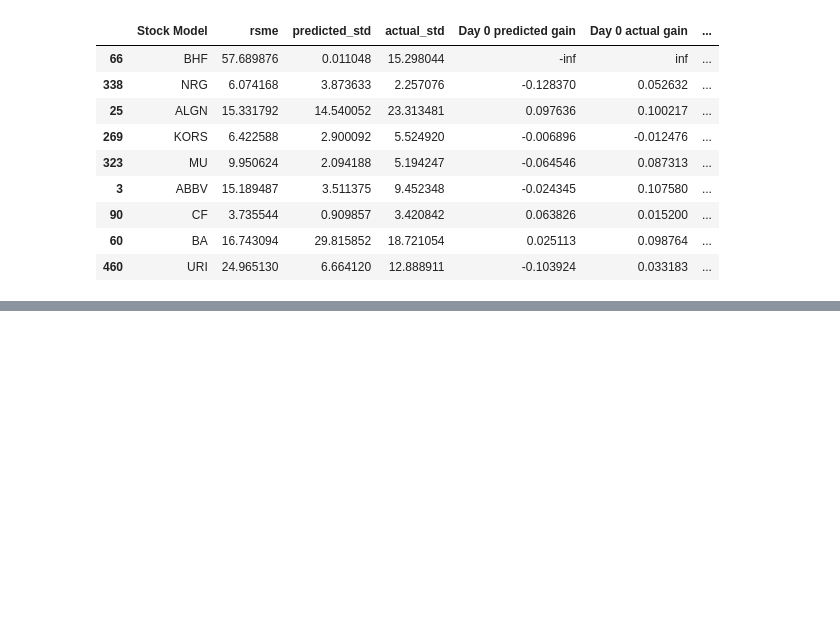
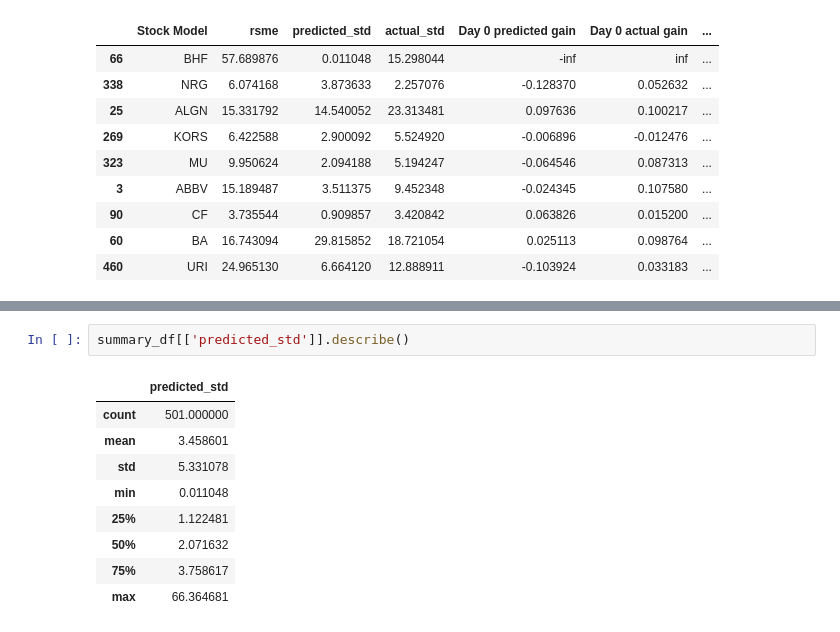
Before and after one commit to eshyun/MIDS_capstone, a Jupyter notebook: code/sp500_viz.ipynb, the cells around one changed output, grey strips where cells are left out. Drawn from its saved outputs; the diff is of its cells as text; blank space fills up the shorter version.

```diff
--- a/code/sp500_viz.ipynb
+++ b/code/sp500_viz.ipynb
@@ -148,0 +156,12 @@ plot_data(day0_actual_stocks.head(10), predicted_dfs)
+# %%
+summary_df[['predicted_std']].describe()
+# %% [output]
+|  | predicted_std |
+| count | 501.000000 |
+| mean | 3.458601 |
+| std | 5.331078 |
+| min | 0.011048 |
+| 25% | 1.122481 |
+| 50% | 2.071632 |
+| 75% | 3.758617 |
+| max | 66.364681 |
```
Also changed, not shown: parts of 9 cells of this notebook, 1 other file.
